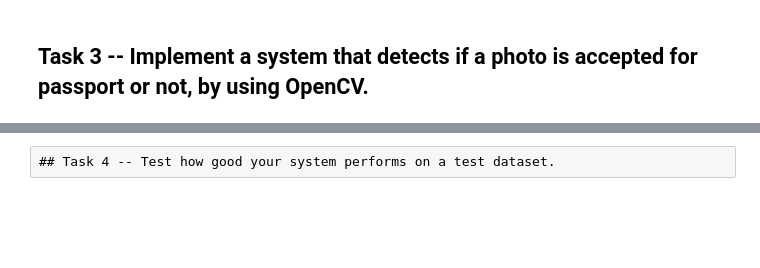
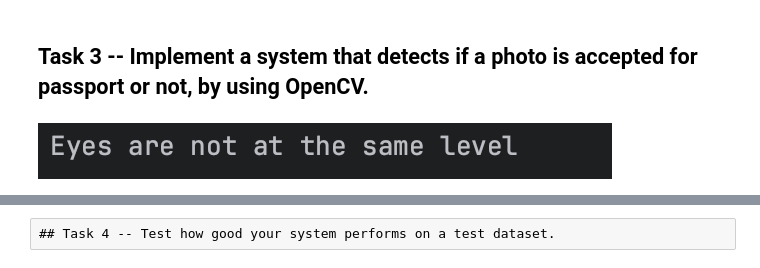
Before and after one commit to vastafi/AI_Labs, a Jupyter notebook: 5.OpenCV/L5_Astafi_Valentina.ipynb, the cells around one changed output, grey strips where cells are left out. Saved outputs shown, nothing was run; the diff lists cells and outputs as text; code cells hidden in the pictures; blank space fills up the shorter version.

```diff
--- a/5.OpenCV/L5_Astafi_Valentina.ipynb
+++ b/5.OpenCV/L5_Astafi_Valentina.ipynb
@@ -77,0 +171,4 @@ sharpen_image(image_path, output_path='/Users/astafivalentina/PycharmProjects/AI
+# %%
+Image(filename="./results/6.png")
+# %% [output]
+[figure, added]
```
Also changed, not shown: parts of 12 cells of this notebook, 5 other files.
